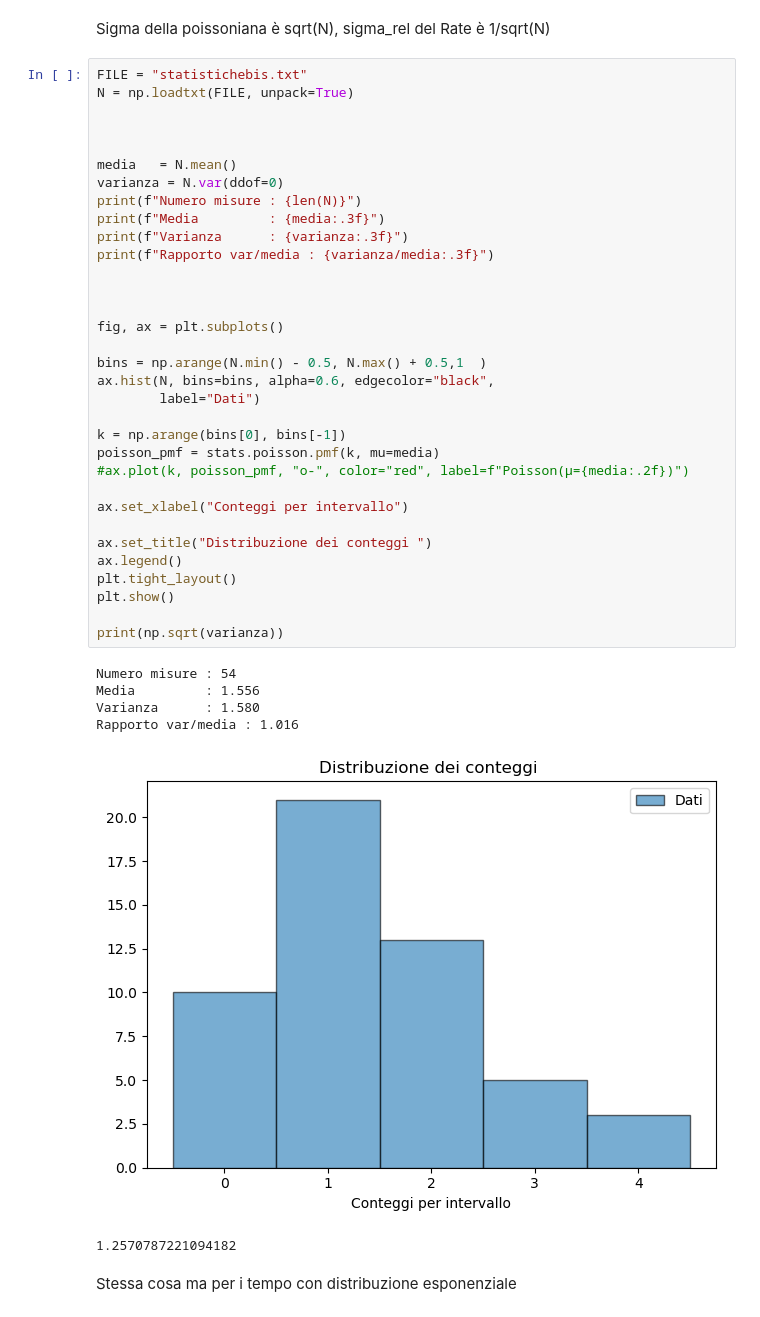
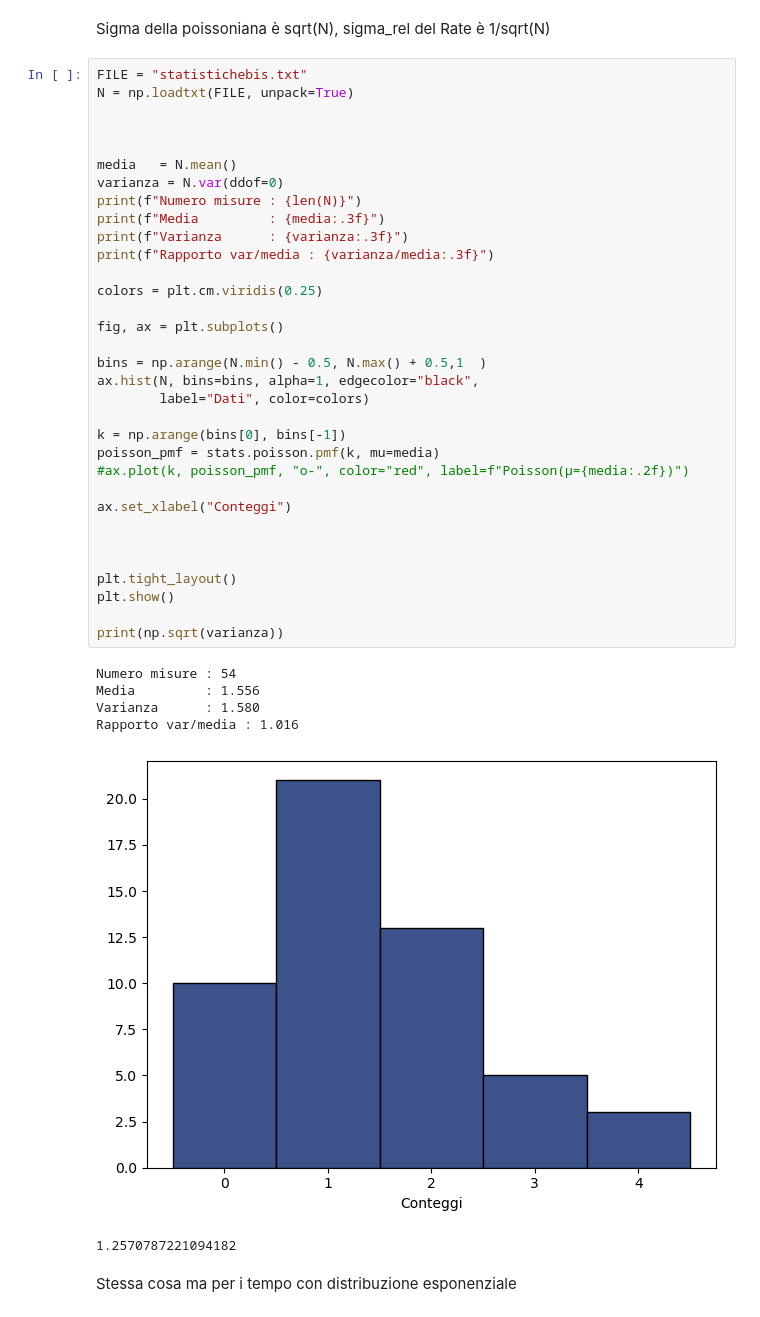
Before and after one commit to sofiamanzini/esperienza-preliminare, a Jupyter notebook: codice.ipynb, the cells around one changed output. Drawn from its saved outputs; the diff is of its cells as text.

```diff
--- a/codice.ipynb
+++ b/codice.ipynb
@@ -92,40 +92,40 @@ FILE = "statistichebis.txt"
 N = np.loadtxt(FILE, unpack=True)
 
 
 
 media   = N.mean()
 varianza = N.var(ddof=0)
 print(f"Numero misure : {len(N)}")
 print(f"Media         : {media:.3f}")
 print(f"Varianza      : {varianza:.3f}")
 print(f"Rapporto var/media : {varianza/media:.3f}")
 
-
+colors = plt.cm.viridis(0.25)
 
 fig, ax = plt.subplots()
 
 bins = np.arange(N.min() - 0.5, N.max() + 0.5,1  )
-ax.hist(N, bins=bins, alpha=0.6, edgecolor="black",
-        label="Dati")
+ax.hist(N, bins=bins, alpha=1, edgecolor="black",
+        label="Dati", color=colors)
 
 k = np.arange(bins[0], bins[-1])
 poisson_pmf = stats.poisson.pmf(k, mu=media)
 #ax.plot(k, poisson_pmf, "o-", color="red", label=f"Poisson(μ={media:.2f})")
 
-ax.set_xlabel("Conteggi per intervallo")
+ax.set_xlabel("Conteggi")
 
-ax.set_title("Distribuzione dei conteggi ")
-ax.legend()
+
+
 plt.tight_layout()
 plt.show()
 
 print(np.sqrt(varianza))
 # %% [output]
 Numero misure : 54
 Media         : 1.556
 Varianza      : 1.580
 Rapporto var/media : 1.016
-[figure, old version]
+[figure, new version]
 1.2570787221094182
 # %% [markdown]
 Stessa cosa ma per i tempo con distribuzione esponenziale
```
Also changed, not shown: parts of 3 cells of this notebook, 11 other files.
